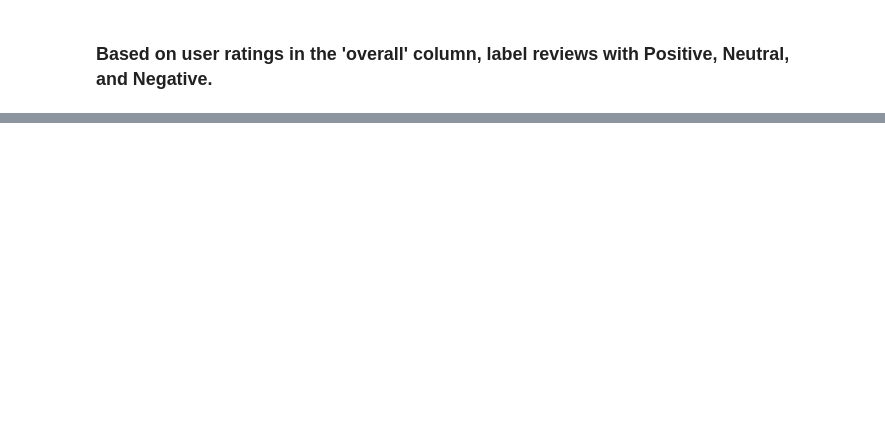
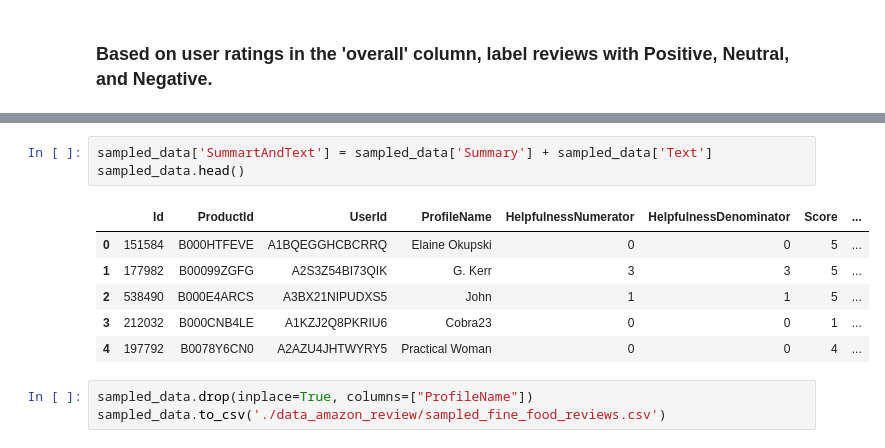
Before and after one commit to Caffretro/Comp7103_Assignment1_data_mining_and_NLP, a Jupyter notebook: data_preprocessing.ipynb, the cells around one changed output, grey strips where cells are left out. Saved outputs shown, nothing was run; the diff lists cells and outputs as text; blank space fills up the shorter version.

```diff
--- a/data_preprocessing.ipynb
+++ b/data_preprocessing.ipynb
@@ -47,0 +30,13 @@ user_data.head()
+# %%
+sampled_data['SummartAndText'] = sampled_data['Summary'] + sampled_data['Text']
+sampled_data.head()
+# %% [output]
+|  | Id | ProductId | UserId | ProfileName | HelpfulnessNumerator | HelpfulnessDenominator | Score | ... |
+| 0 | 151584 | B000HTFEVE | A1BQEGGHCBCRRQ | Elaine Okupski | 0 | 0 | 5 | ... |
+| 1 | 177982 | B00099ZGFG | A2S3Z54BI73QIK | G. Kerr | 3 | 3 | 5 | ... |
+| 2 | 538490 | B000E4ARCS | A3BX21NIPUDXS5 | John | 1 | 1 | 5 | ... |
+| 3 | 212032 | B000CNB4LE | A1KZJ2Q8PKRIU6 | Cobra23 | 0 | 0 | 1 | ... |
+| 4 | 197792 | B0078Y6CN0 | A2AZU4JHTWYRY5 | Practical Woman | 0 | 0 | 4 | ... |
+# %%
+sampled_data.drop(inplace=True, columns=["ProfileName"])
+sampled_data.to_csv('./data_amazon_review/sampled_fine_food_reviews.csv')
```
Also changed, not shown: parts of 3 cells of this notebook, 1 other file.
